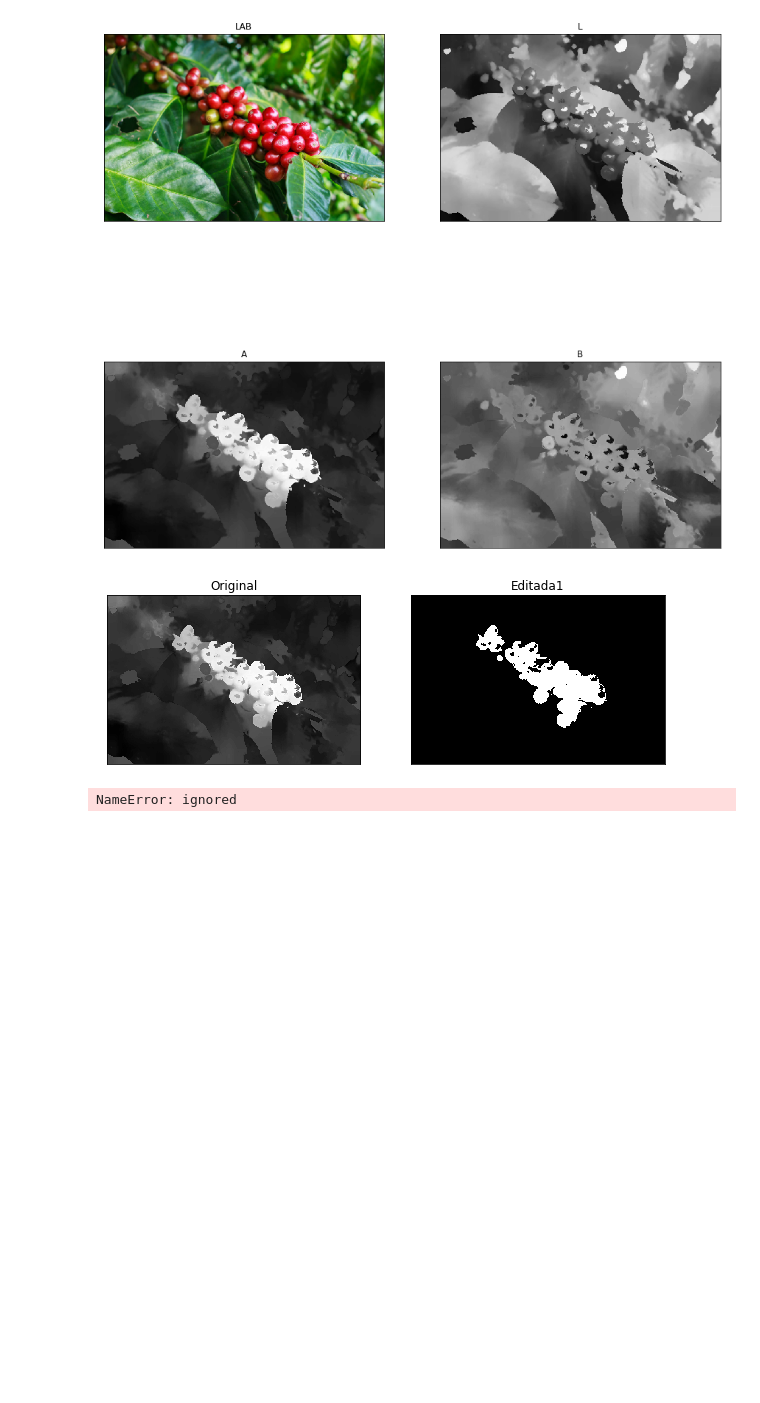
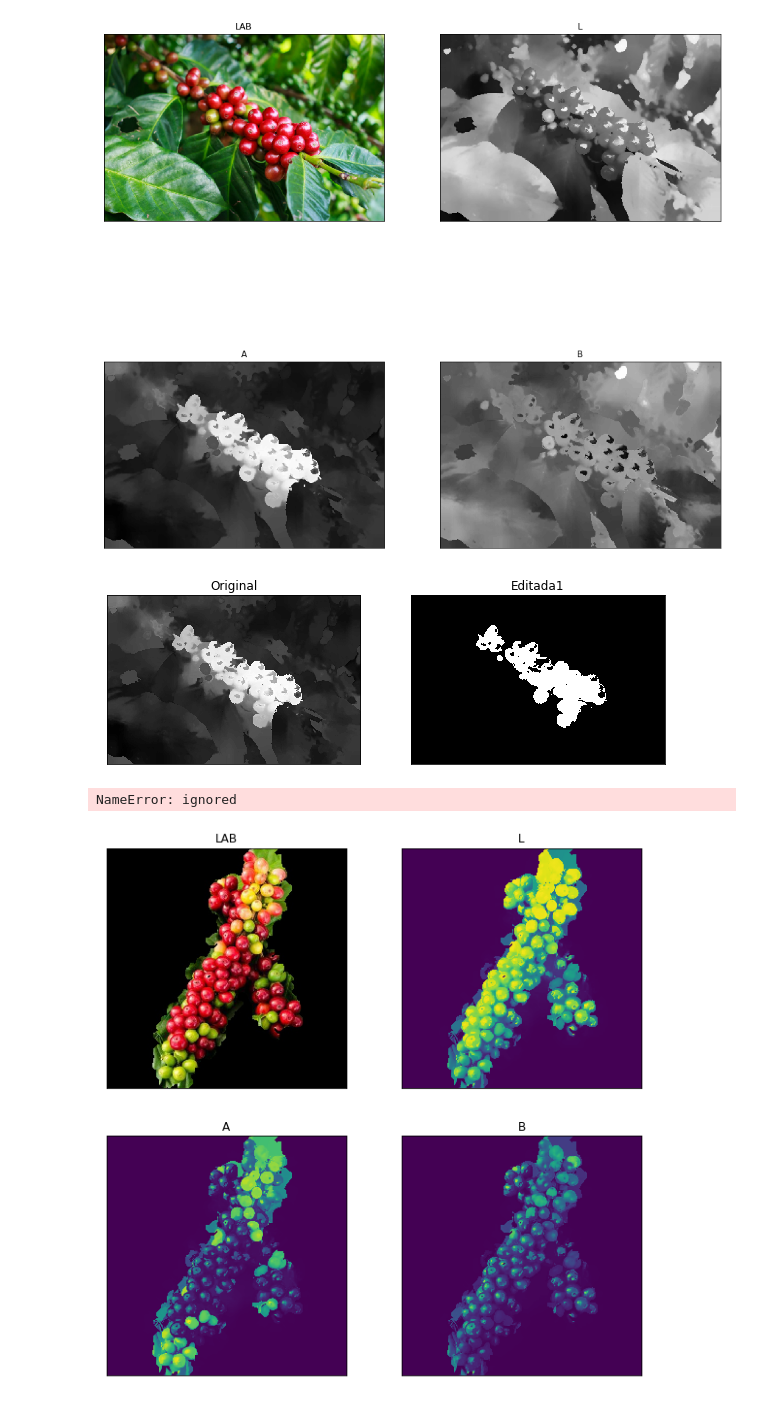
Before and after one commit to tinanano19/melo, a Jupyter notebook: CONTORNO.ipynb, the cells around one changed output. Cells and saved outputs as stored; diff of their text form; code cells hidden in the pictures; blank space fills up the shorter version.

```diff
--- a/CONTORNO.ipynb
+++ b/CONTORNO.ipynb
@@ -71,6 +67,18 @@ def readRGB(imgPath):
       img = cv2.cvtColor(img,cv2.COLOR_BGR2RGB)
       return img
 
+def displayColor4(a, b, c, d, title1='Original', title2='Editada1', title3='Editada2', title4='Editada2' ):
+    plt.figure(figsize=(10,10))
+    plt.subplot(221), plt.imshow(a), plt.title(title1)
+    plt.xticks([]), plt.yticks([])
+    plt.subplot(222), plt.imshow(b), plt.title(title2)
+    plt.xticks([]), plt.yticks([])
+    plt.subplot(223), plt.imshow(c), plt.title(title3)
+    plt.xticks([]), plt.yticks([])
+    plt.subplot(224), plt.imshow(d), plt.title(title4)
+    plt.xticks([]), plt.yticks([])
+    plt.show()
+
 def display4(a, b, c, d, title1='Original', title2='Editada1', title3='Editada2', title4='Editada3'):
     plt.figure(figsize=(15,15))
     plt.subplot(221), plt.imshow(a), plt.title(title1)
@@ -154,3 +162,24 @@ new_img=cv2.bitwise_and(img_RGBCopy, img_RGBCopy,mask=M_R)
 display4(gP_,M_R,img_con,new_im,"gP","r","g","b")
 # %% [output]
 NameError: ignored
+# %%
+name = 'se_cafe1.jpg'
+
+img = cv2.imread(name,cv2.IMREAD_COLOR)
+IMG_RGB = cv2.cvtColor(img,cv2.COLOR_BGR2RGB)
+shifted = cv2.pyrMeanShiftFiltering(IMG_RGB, 21, 51)
+R,G,B = cv2.split(shifted)
+
+IMG_LAB = cv2.cvtColor(img,cv2.COLOR_BGR2LAB)
+#shifted = cv2.pyrMeanShiftFiltering(IMG_LAB, 21, 51)
+#L,A,B = cv2.split(shifted)
+
+img_HSV = cv2.cvtColor(shifted, cv2.COLOR_BGR2HSV)
+#shifted = cv2.pyrMeanShiftFiltering(img_HSV, 21, 51)
+H,S,V = cv2.split(shifted)
+
+
+
+displayColor4(IMG_RGB, R,G,B, "LAB", "L", "A", "B" )
+# %% [output]
+[figure, added]
```
Also changed, not shown: parts of 5 cells of this notebook.
